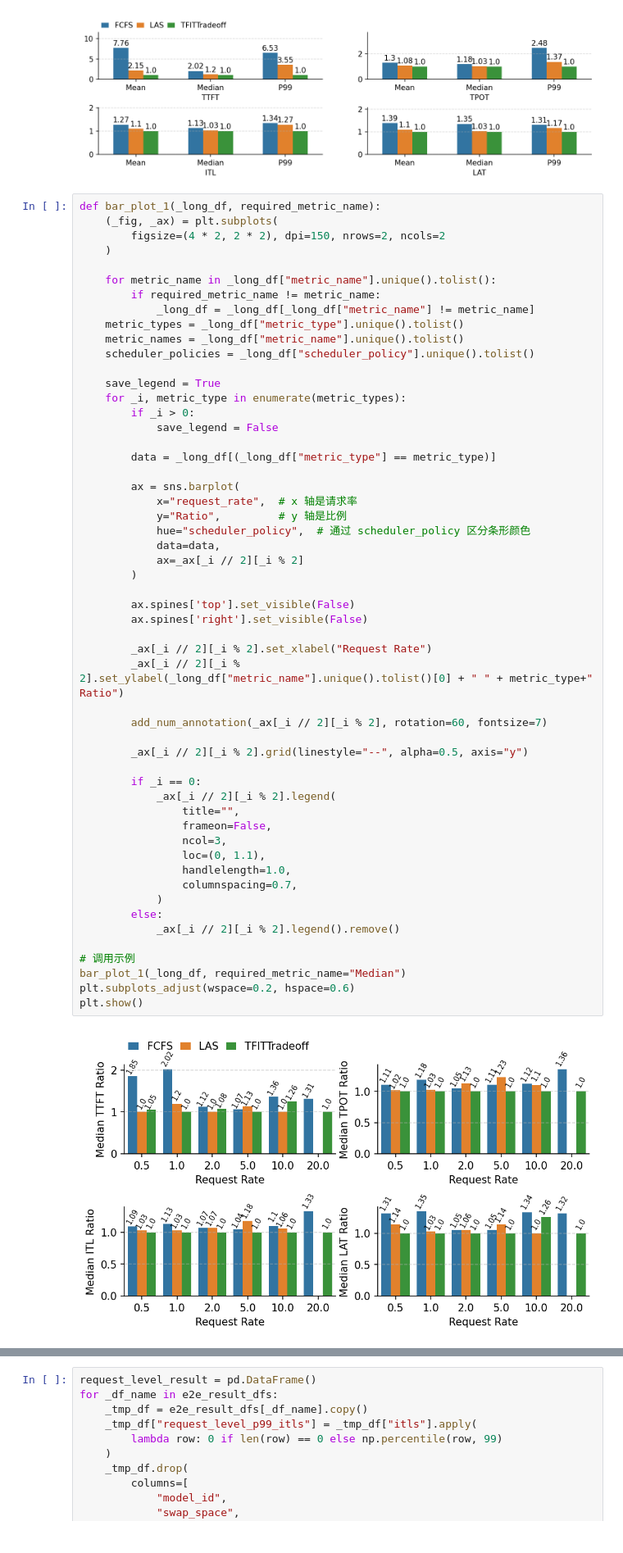
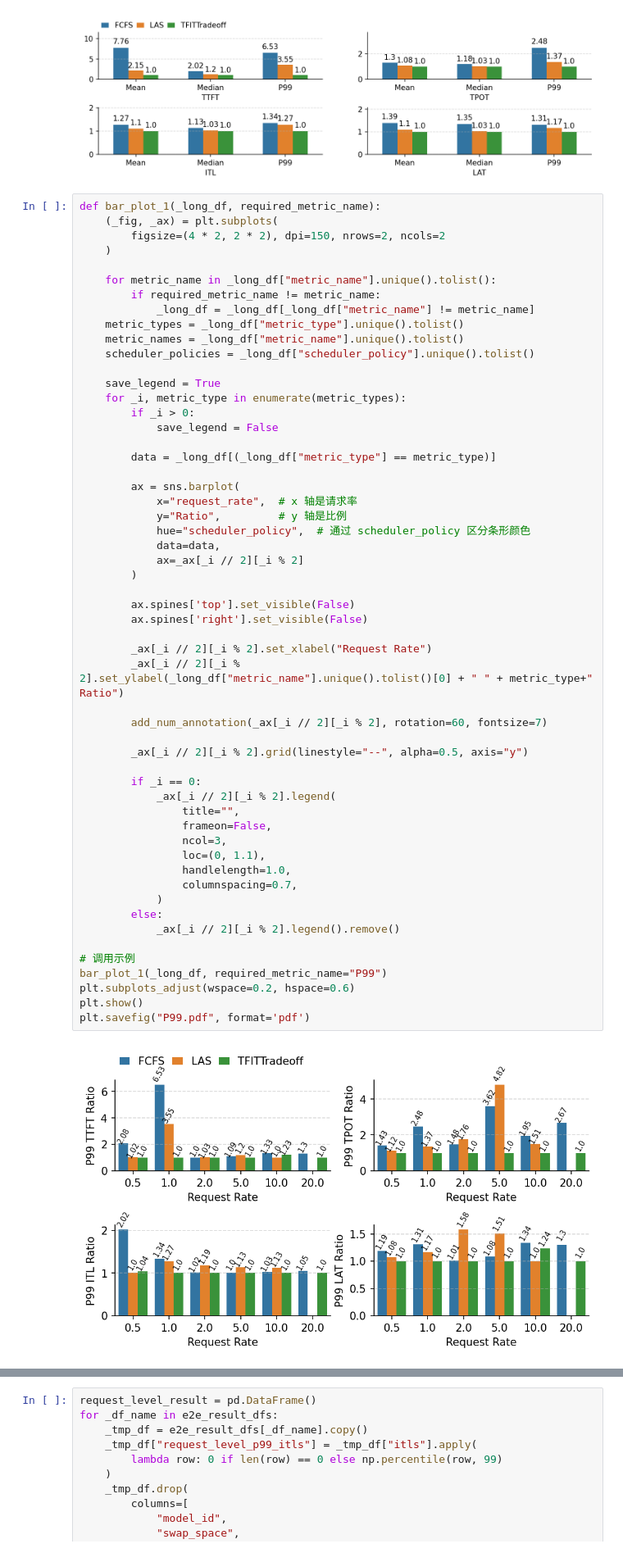
Before and after one commit to chengzhi-lu/vllm, a Jupyter notebook: benchmarks/result/analysis/result_analysis_1.ipynb, the cells around one changed output, grey strips where cells are left out. Shown at 82% size. Saved outputs shown, nothing was run; the diff lists cells and outputs as text.

```diff
--- a/benchmarks/result/analysis/result_analysis_1.ipynb
+++ b/benchmarks/result/analysis/result_analysis_1.ipynb
@@ -380,32 +380,33 @@ def bar_plot_1(_long_df, required_metric_name):
             data=data,
             ax=_ax[_i // 2][_i % 2]
         )
 
         ax.spines['top'].set_visible(False)
         ax.spines['right'].set_visible(False)
 
         _ax[_i // 2][_i % 2].set_xlabel("Request Rate")
         _ax[_i // 2][_i % 2].set_ylabel(_long_df["metric_name"].unique().tolist()[0] + " " + metric_type+" Ratio")
 
         add_num_annotation(_ax[_i // 2][_i % 2], rotation=60, fontsize=7)
 
         _ax[_i // 2][_i % 2].grid(linestyle="--", alpha=0.5, axis="y")
 
         if _i == 0:
             _ax[_i // 2][_i % 2].legend(
                 title="",
                 frameon=False,
                 ncol=3,
                 loc=(0, 1.1),
                 handlelength=1.0,
                 columnspacing=0.7,
             )
         else:
             _ax[_i // 2][_i % 2].legend().remove()
 
 # 调用示例
-bar_plot_1(_long_df, required_metric_name="Median")
+bar_plot_1(_long_df, required_metric_name="P99")
 plt.subplots_adjust(wspace=0.2, hspace=0.6)
 plt.show()
+plt.savefig("P99.pdf", format='pdf')
 # %% [output]
-[figure, old version]
+[figure, new version]
```
Also changed, not shown: parts of 3 cells of this notebook, 2 other files.
